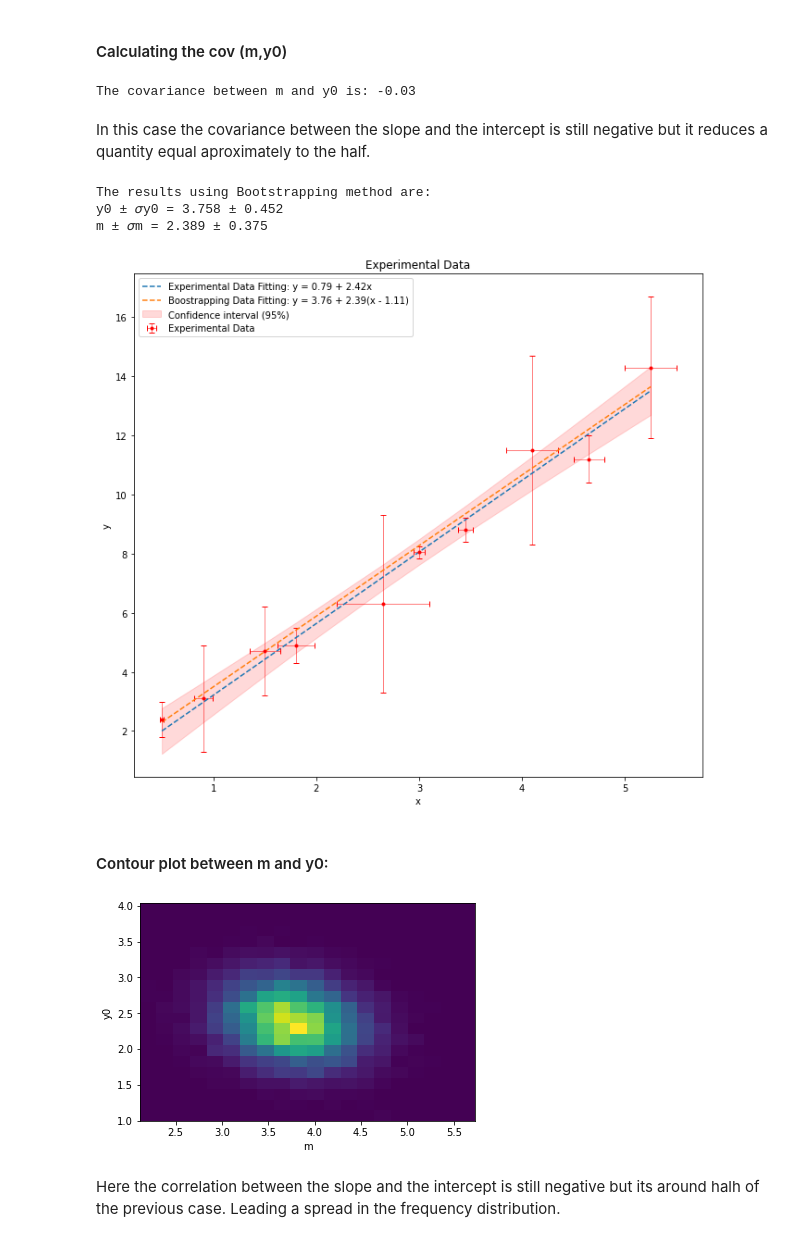
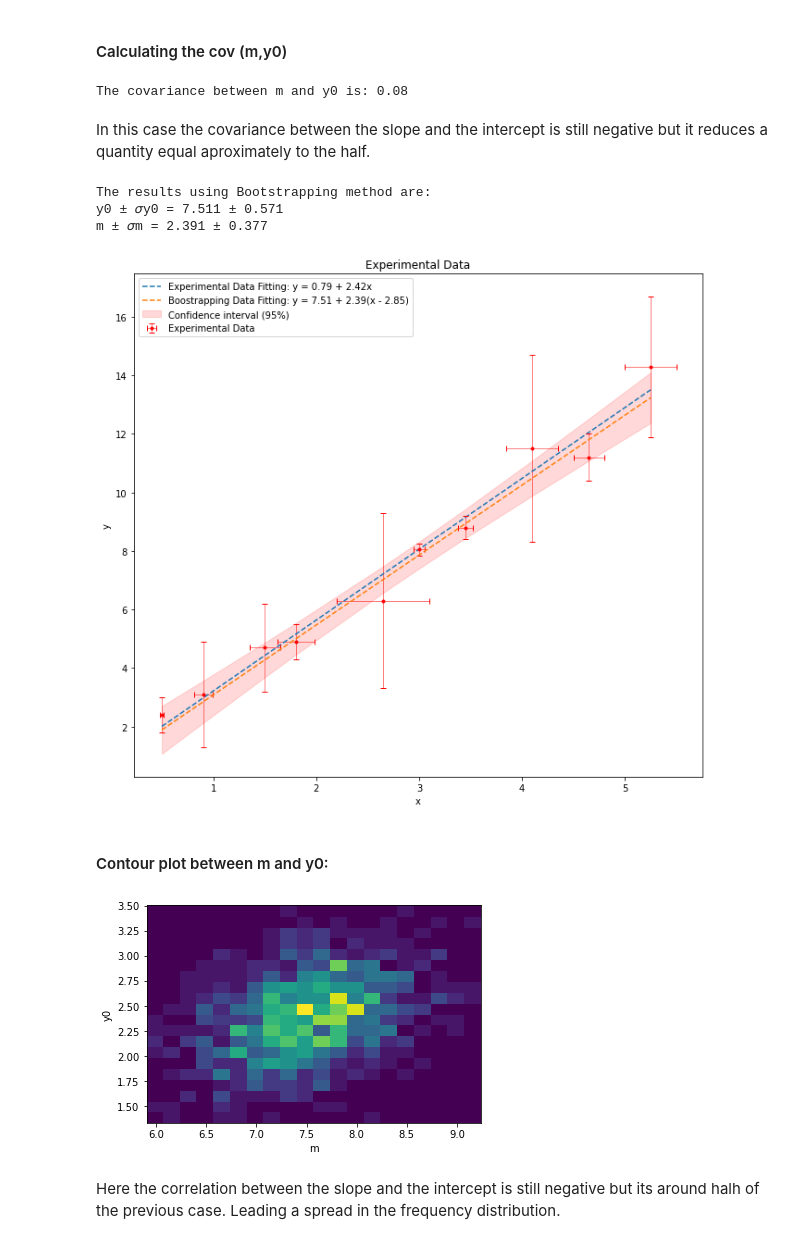
Before and after one commit to ccochato/cnm_final_project, a Jupyter notebook: FINAL_PROJECT_BOOTSTRAPPING-Part2.ipynb, the cells around one changed output. Drawn from its saved outputs; the diff is of its cells as text; code cells hidden in the pictures.

```diff
--- a/FINAL_PROJECT_BOOTSTRAPPING-Part2.ipynb
+++ b/FINAL_PROJECT_BOOTSTRAPPING-Part2.ipynb
@@ -169,7 +189,7 @@ def stand_d(x):
 # %% [markdown]
 #### For each “ k th ” sample, must calculate y0_k, m_k:
 # %%
-M = 10000
+M = 1000
 resampling = [] # to save all the resampling data
 for i in range(M):
     x_d , y_d = [] , []
@@ -189,7 +209,7 @@ for i in range(M):
 cov_m_y0 = cov(y0_m_dat[:, 0], y0_m_dat[:, 1])
 print("The covariance between m and y0 is:", str(round(cov_m_y0,2)))
 # %% [output]
-The covariance between m and y0 is: -0.03
+The covariance between m and y0 is: 0.08
 # %% [markdown]
 In this case the covariance between the slope and the intercept is still negative but it reduces a quantity equal aproximately to the half.
 # %%
@@ -202,34 +222,34 @@ print('y0 ± 𝜎y0 = ' + str(round(y0, 3)) +  " ± " + str(round(sd_y0, 3)))
 print('m ± 𝜎m = ' + str(round(m, 3)) +  " ± " + str(round(sd_m, 3)))
 # %% [output]
 The results using Bootstrapping method are:
-y0 ± 𝜎y0 = 3.758 ± 0.452
-m ± 𝜎m = 2.389 ± 0.375
+y0 ± 𝜎y0 = 7.511 ± 0.571
+m ± 𝜎m = 2.391 ± 0.377
 # %%
 # Create a plot environment
 fig, ax = plt.subplots(figsize = (11, 10))
 # Experimental data fitting plot
 a_d , b_d = slope_inter(x, y)
-yfit = a_d + b_d*np.array(x)
-plt.plot(x, yfit, "--", label = "Experimental Data Fitting: y = "+str(round(a_d, 2))+' + '+str(round(b_d, 2))+'x')
+yfit = y0 + m*np.array(x-weighted_av(x, sy))
+plt.plot(x, a_d + b_d*np.array(x), "--", label = "Experimental Data Fitting: y = "+str(round(a_d, 2))+' + '+str(round(b_d, 2))+'x')
 plt.errorbar(x,y, xerr = sx, yerr = sy, fmt = 'ro', markersize = 3,
              ecolor = 'red', capsize = 3,  linewidth = 0.5,
              color = 'darkblue', label = "Experimental Data")
 # Boostrapping data fitting plot
-plt.plot(x, y0 + m*np.array(x-weighted_av(x, sx)), "--", label = "Boostrapping Data Fitting: y = "+str(round(y0, 2))+' + '+str(round(m, 2))+'(x - '+str(round(weighted_av(x,sx),2))+')')
+plt.plot(x, yfit, "--", label = "Boostrapping Data Fitting: y = "+str(round(y0, 2))+' + '+str(round(m, 2))+'(x - '+str(round(weighted_av(x,sy),2))+')')
 # Confidence interval plot
 resid = y - yfit
 s_err = np.sqrt(np.sum(resid**2)/(len(resid) - 1))
 t = stats.t.ppf(0.975, len(x)-1) # t = 0.975 for 95 % of confidence
 ci = t * s_err * np.sqrt(1/len(x) + (x - np.mean(x))**2/np.sum((x-np.mean(x))**2))
 plt.fill_between(x, yfit + ci, yfit - ci, color=[1, 0, 0, 0.15], label = "Confidence interval (95%)")
 
 plt.xlabel('x')
 plt.ylabel('y')
 plt.title('Experimental Data')
 plt.legend()
 plt.show()
 # %% [output]
-[figure, old version]
+[figure, new version]
 # %% [markdown]
 #### Contour plot between m and y0:
 # %%
@@ -238,7 +258,7 @@ plt.xlabel('m')
 plt.ylabel('y0')
 plt.show()
 # %% [output]
-[figure, old version]
+[figure, new version]
 # %% [markdown]
 Here the correlation between the slope and the intercept is still negative but its around halh of the previous case. Leading a spread in the frequency distribution.
 # %%
```
Also changed, not shown: parts of 6 cells of this notebook.
